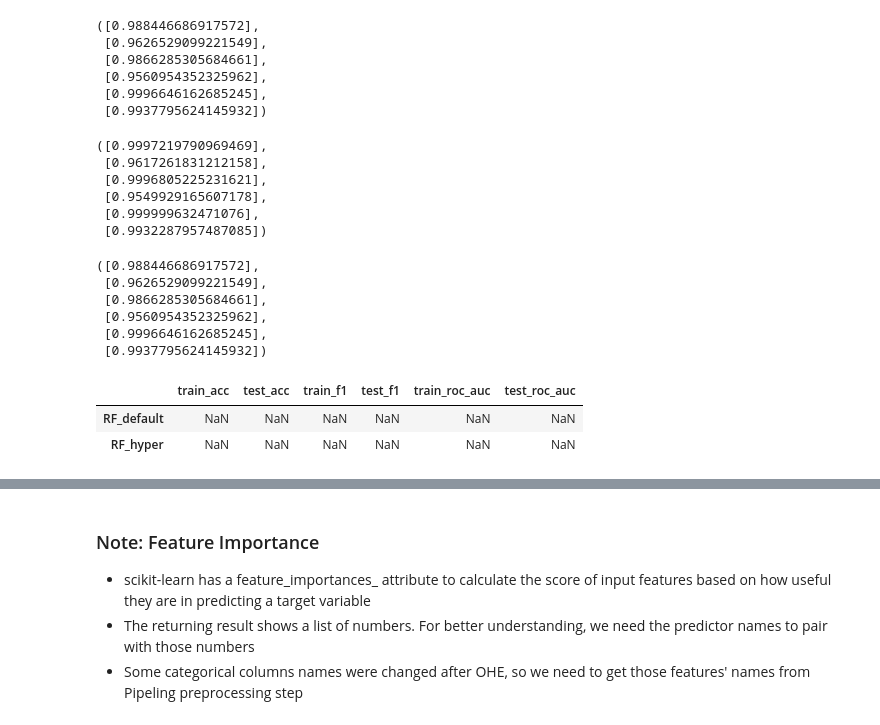
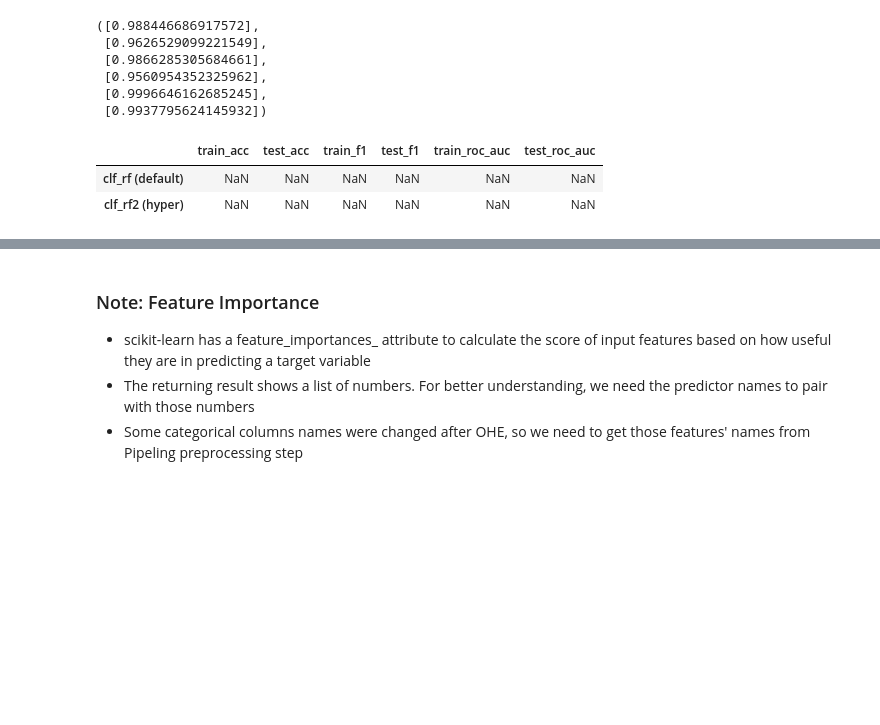
Before and after one commit to jingyunw/Airline_Passenger_Satisfaction_Analysis, a Jupyter notebook: Airline-Passenger-Satisfaction.ipynb, the cells around one changed output, grey strips where cells are left out. Cells and saved outputs as stored; diff of their text form; code cells hidden in the pictures; blank space fills up the shorter version.

```diff
--- a/Airline-Passenger-Satisfaction.ipynb
+++ b/Airline-Passenger-Satisfaction.ipynb
@@ -1341,31 +1348,15 @@ ROC-AUC: 0.9937795624145932
  [0.9560954352325962],
  [0.9996646162685245],
  [0.9937795624145932])
-# %%
-result_rf[:]
-# %% [output]
-([0.9997219790969469],
- [0.9617261831212158],
- [0.9996805225231621],
- [0.9549929165607178],
- [0.999999632471076],
- [0.9932287957487085])
-# %%
-result_rf2[:]
-# %% [output]
-([0.988446686917572],
- [0.9626529099221549],
- [0.9866285305684661],
- [0.9560954352325962],
- [0.9996646162685245],
- [0.9937795624145932])
 # %%
+# Compare the RandomForest with default parameter and RandomForest after hyperparameter tunning
+# Create a blank dataframe
 rf_compare_df = pd.DataFrame(columns=['train_acc', 'test_acc',
                                       'train_f1', 'test_f1',
                                       'train_roc_auc', 'test_roc_auc'],
-                             index=['RF_default', 'RF_hyper'])
+                             index=['clf_rf (default)', 'clf_rf2 (hyper)'])
 rf_compare_df
 # %% [output]
 |  | train_acc | test_acc | train_f1 | test_f1 | train_roc_auc | test_roc_auc |
-| RF_default | NaN | NaN | NaN | NaN | NaN | NaN |
-| RF_hyper | NaN | NaN | NaN | NaN | NaN | NaN |
+| clf_rf (default) | NaN | NaN | NaN | NaN | NaN | NaN |
+| clf_rf2 (hyper) | NaN | NaN | NaN | NaN | NaN | NaN |
```
Also changed, not shown: parts of 29 cells of this notebook.
